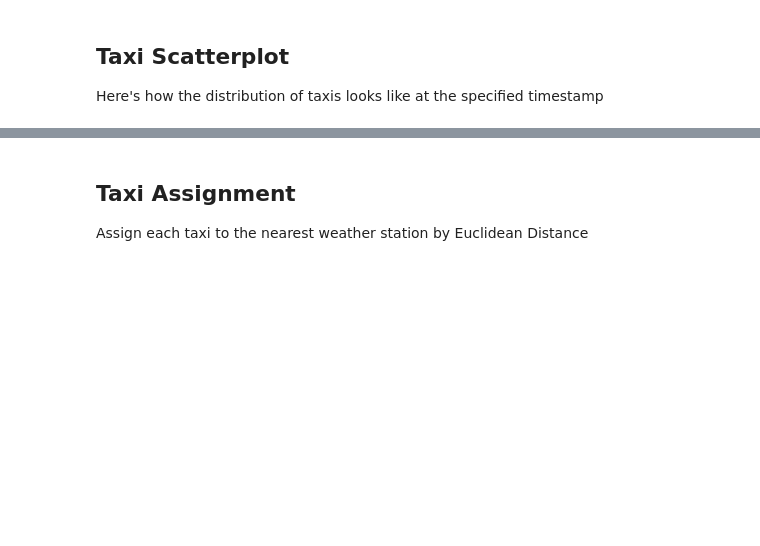
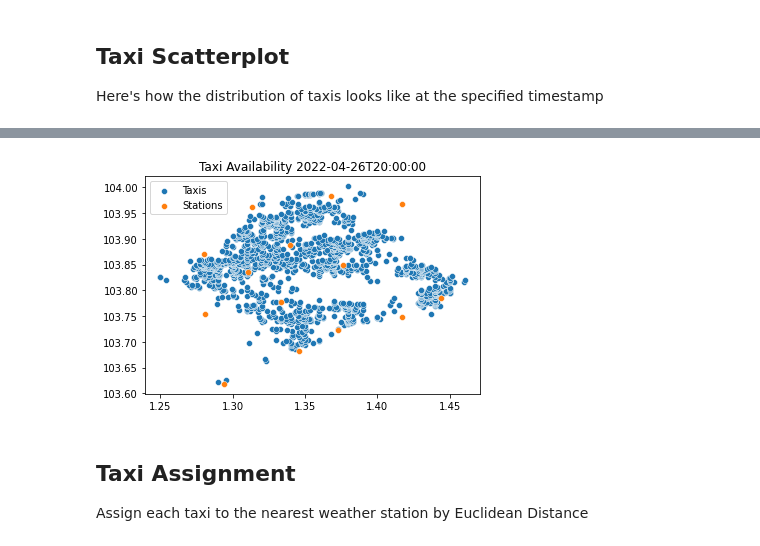
Before and after one commit to spencerkmarley/smu-cs611-mleng-project, a Jupyter notebook: eda/eda.ipynb, the cells around one changed output, grey strips where cells are left out. Saved outputs shown, nothing was run; the diff lists cells and outputs as text; code cells hidden in the pictures; blank space fills up the shorter version.

```diff
--- a/eda/eda.ipynb
+++ b/eda/eda.ipynb
@@ -66,7 +74,9 @@ station_array = np.array([[station_dict[i]['location']['latitude'],station_dict[
 
 Here's how the distribution of taxis looks like at the specified timestamp
 # %%
-sns.scatterplot(x=taxi_array[:,0],y=taxi_array[:,1])
-sns.scatterplot(x=station_array[:,0],y=station_array[:,1])
-plt.legend(labels=['Taxis','Stations'])
-plt.title(f"Taxi Availability {query}")
+def plot_taxi_availability(taxi_array:type(np.ndarray),station_array:type(np.ndarray),query:str):
+    sns.scatterplot(x=taxi_array[:,0],y=taxi_array[:,1])
+    sns.scatterplot(x=station_array[:,0],y=station_array[:,1])
+    plt.legend(labels=['Taxis','Stations'])
+    plt.title(f"Taxi Availability {query}")
+    plt.show()
@@ -76,3 +83,7 @@ Text(0.5, 1.0, 'Taxi Availability 2022-04-26T20:00:00')
+# %%
+plot_taxi_availability(taxi_array,station_array,query)
+# %% [output]
+[figure, added]
 # %% [markdown]
 ## Taxi Assignment
 
```
Also changed, not shown: parts of 10 cells of this notebook.
